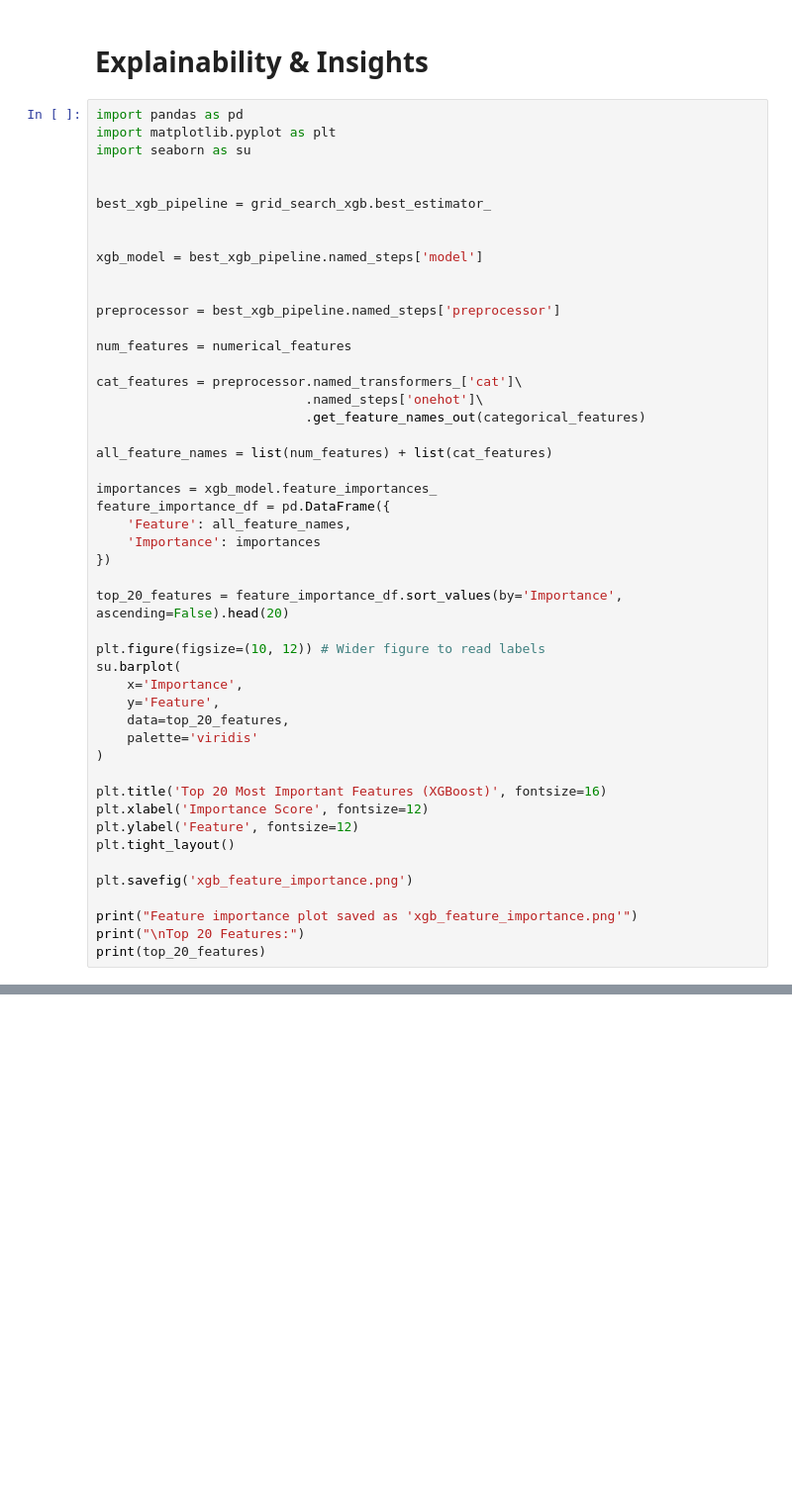
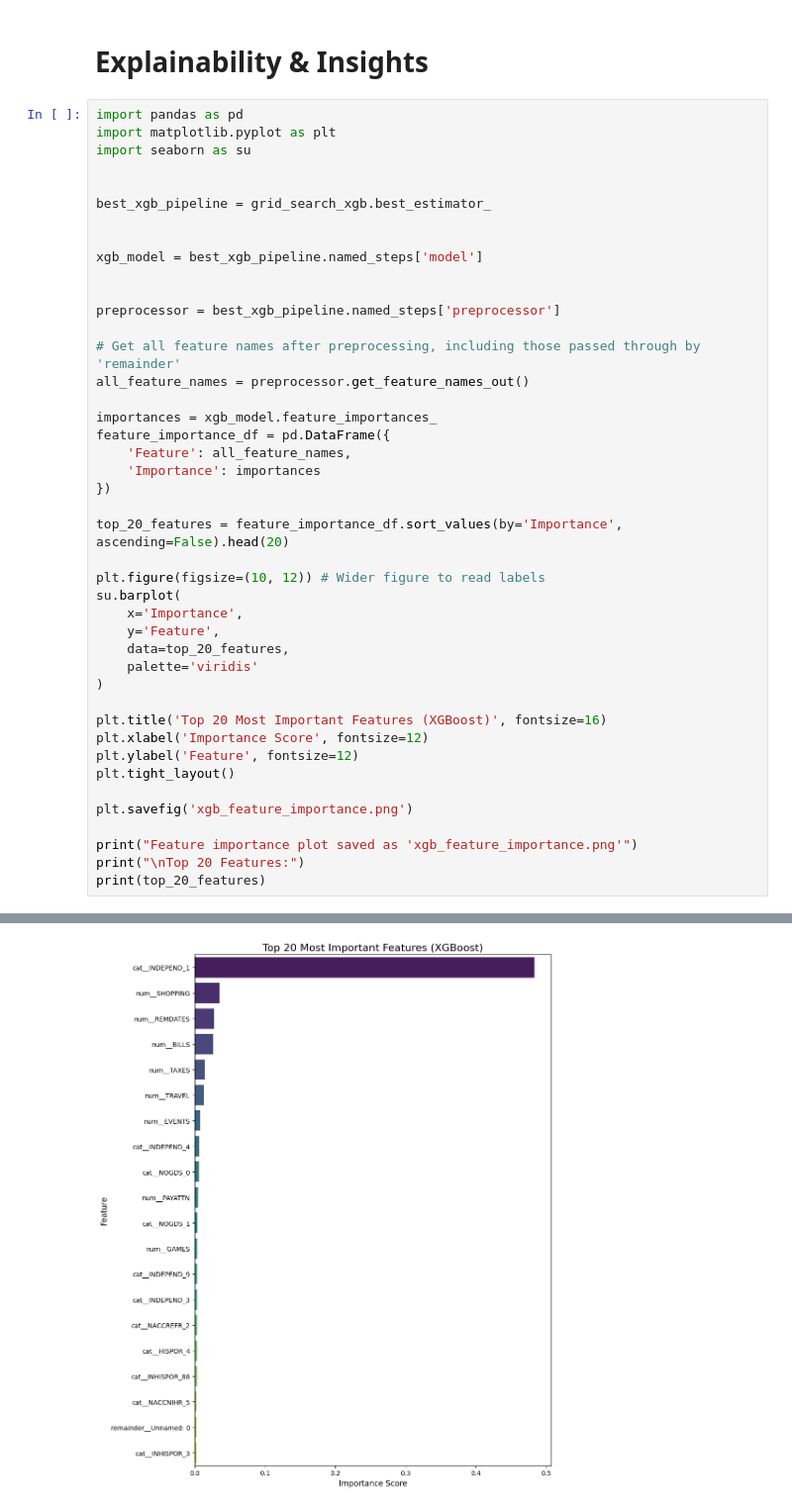
Before and after one commit to kmoshada/Hackathon, a Jupyter notebook: BOOK.ipynb, the cells around one changed output, grey strips where cells are left out. Shown at 99% size. Drawn from its saved outputs; the diff is of its cells as text; blank space fills up the shorter version.

```diff
--- a/BOOK.ipynb
+++ b/BOOK.ipynb
@@ -640,13 +640,8 @@ xgb_model = best_xgb_pipeline.named_steps['model']
 
 preprocessor = best_xgb_pipeline.named_steps['preprocessor']
 
-num_features = numerical_features
-
-cat_features = preprocessor.named_transformers_['cat']\
-                           .named_steps['onehot']\
-                           .get_feature_names_out(categorical_features)
-
-all_feature_names = list(num_features) + list(cat_features)
+# Get all feature names after preprocessing, including those passed through by 'remainder'
+all_feature_names = preprocessor.get_feature_names_out()
 
 importances = xgb_model.feature_importances_
 feature_importance_df = pd.DataFrame({
@@ -674,3 +669,4 @@ plt.savefig('xgb_feature_importance.png')
 print("Feature importance plot saved as 'xgb_feature_importance.png'")
 print("\nTop 20 Features:")
 print(top_20_features)
+# %% [output]
@@ -676,0 +693 @@ print(top_20_features)
+[figure, added]
```
Also changed, not shown: parts of 1 cell of this notebook.
